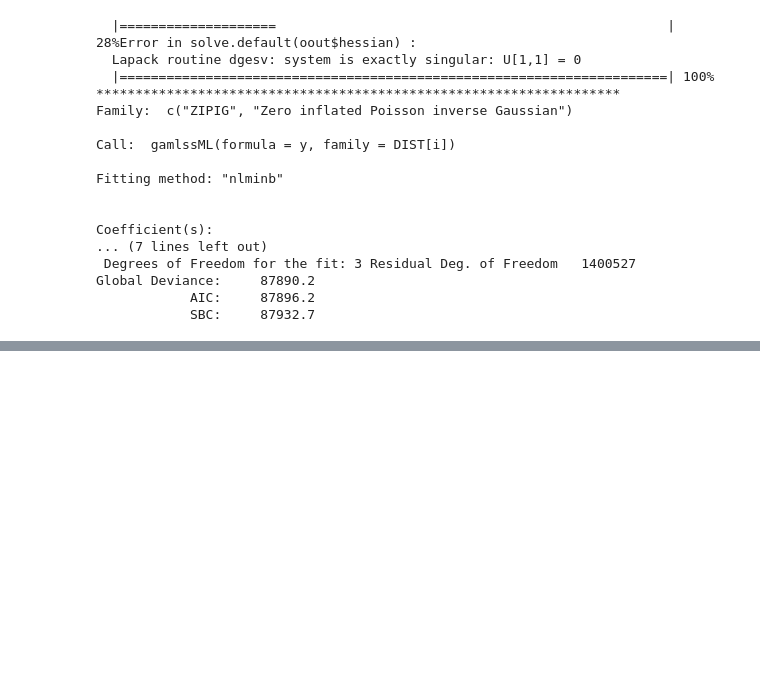
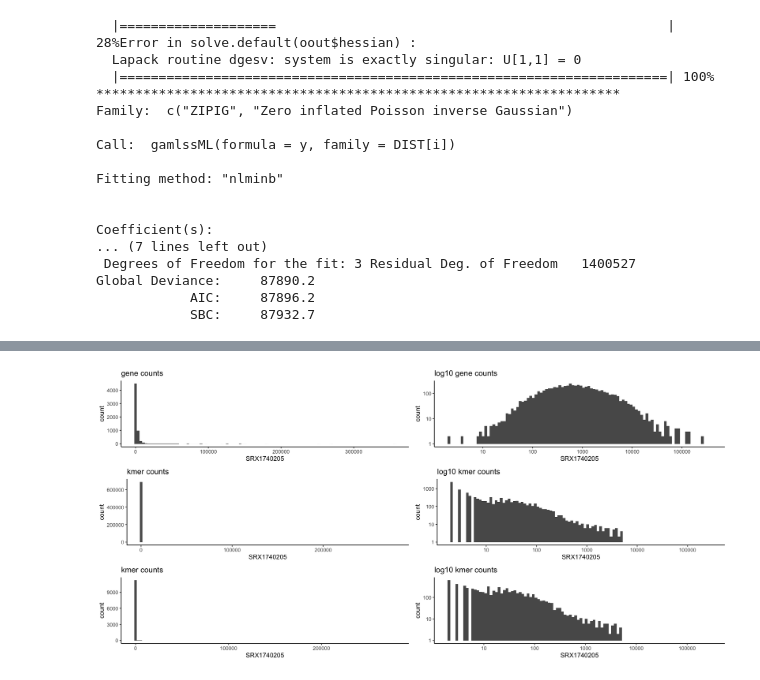
Before and after one commit to taylorreiter/2022-test-sketch-core-accessory-interactome, a Jupyter notebook: notebooks/20220322-compare-kmer-and-gene-count-dists.ipynb, the cells around one changed output, grey strips where cells are left out. Cells and saved outputs as stored; diff of their text form; code cells hidden in the pictures; blank space fills up the shorter version.

```diff
--- a/notebooks/20220322-compare-kmer-and-gene-count-dists.ipynb
+++ b/notebooks/20220322-compare-kmer-and-gene-count-dists.ipynb
@@ -287,0 +369,40 @@ Global Deviance:     87890.2
+# %%
+plt1 <- ggplot(raw_pa14_filt, aes(x = SRX1740205)) +
+  geom_histogram(bins = 100) +
+  theme_classic()+
+  labs(title = "gene counts")
+
+plt2 <- ggplot(raw_pa14_filt, aes(x = SRX1740205)) +
+  geom_histogram(bins = 100) +
+  theme_classic() +
+  scale_y_log10() +
+  scale_x_log10() +
+  labs(title = "log10 gene counts")
+
+plt3 <- ggplot(raw_pa14_kmers, aes(x = SRX1740205)) +
+  geom_histogram(bins = 100) +
+  theme_classic()+
+  labs(title = "kmer counts")
+
+plt4 <- ggplot(raw_pa14_kmers, aes(x = SRX1740205)) +
+  geom_histogram(bins = 100) +
+  theme_classic() +
+  scale_y_log10() +
+  scale_x_log10() +
+  labs(title = "log10 kmer counts")
+
+plt5 <- ggplot(raw_pa14_kmers_filt, aes(x = SRX1740205)) +
+  geom_histogram(bins = 100) +
+  theme_classic()+
+  labs(title = "kmer counts")
+
+plt6 <- ggplot(raw_pa14_kmers_filt, aes(x = SRX1740205)) +
+  geom_histogram(bins = 100) +
+  theme_classic() +
+  scale_y_log10() +
+  scale_x_log10() +
+  labs(title = "log10 kmer counts")
+
+ggarrange(plt1, plt2, plt3, plt4, plt5, plt6, nrow = 3, ncol = 2)
+# %% [output]
+[figure, added]
```
Also changed, not shown: parts of 20 cells of this notebook.
